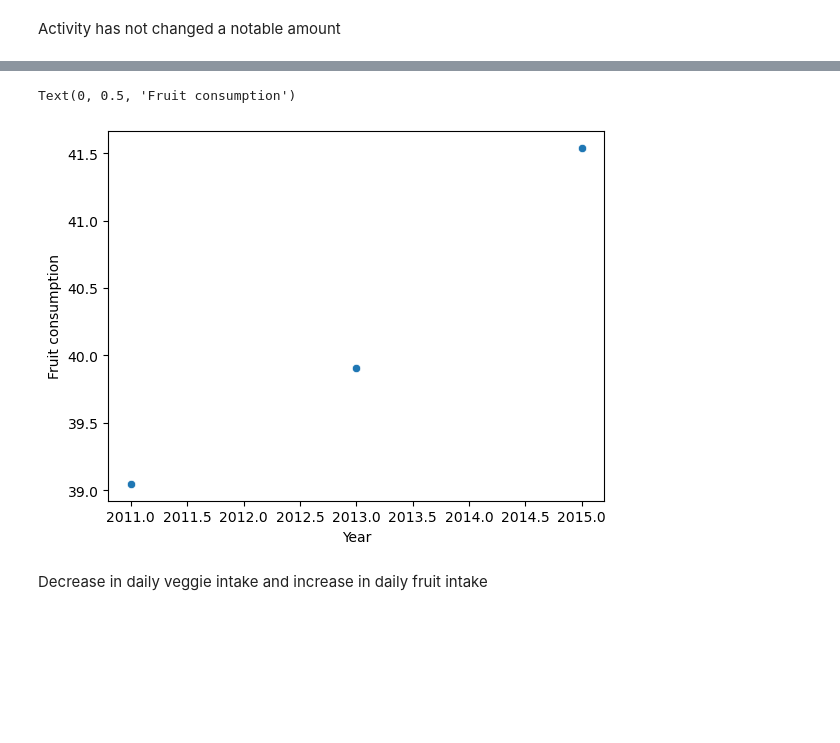
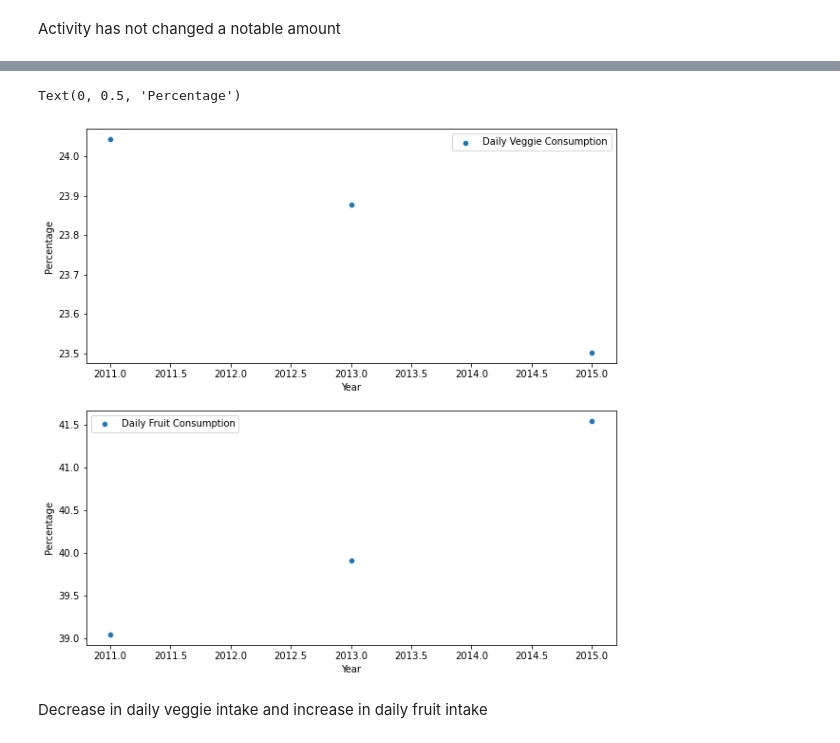
Before and after one commit to Starmam1717/Obesity_project, a Jupyter notebook: Obesity_notbook.ipynb, the cells around one changed output, grey strips where cells are left out. Cells and saved outputs as stored; diff of their text form; code cells hidden in the pictures; blank space fills up the shorter version.

```diff
--- a/Obesity_notbook.ipynb
+++ b/Obesity_notbook.ipynb
@@ -330,10 +326,17 @@ Text(0, 0.5, 'Veggie consumption')
-# %%
-plt.figure()
-sns.scatterplot(data = fruit_avg_year, x = 'YearStart', y = 'Data_Value')
-plt.xlabel('Year')
-plt.ylabel('Fruit consumption')
-# %% [output]
-Text(0, 0.5, 'Fruit consumption')
-[figure, removed]
+# %%
+#Veggie and fruit consumption plots
+
+fig, axes = plt.subplots(2, 1, figsize=(10, 10))
+
+sns.scatterplot(data = veggies_avg_year, x = 'YearStart', y = 'Data_Value', ax = axes[0],label = 'Daily Veggie Consumption')
+axes[0].set_xlabel('Year')
+axes[0].set_ylabel('Percentage')
+
+sns.scatterplot(data = fruit_avg_year, x = 'YearStart', y = 'Data_Value', ax = axes[1], label = 'Daily Fruit Consumption')
+axes[1].set_xlabel('Year')
+axes[1].set_ylabel('Percentage')
+# %% [output]
+Text(0, 0.5, 'Percentage')
+[figure, added]
 # %% [markdown]
  Decrease in daily veggie intake and  increase in daily fruit intake
```
Also changed, not shown: parts of 29 cells of this notebook.
